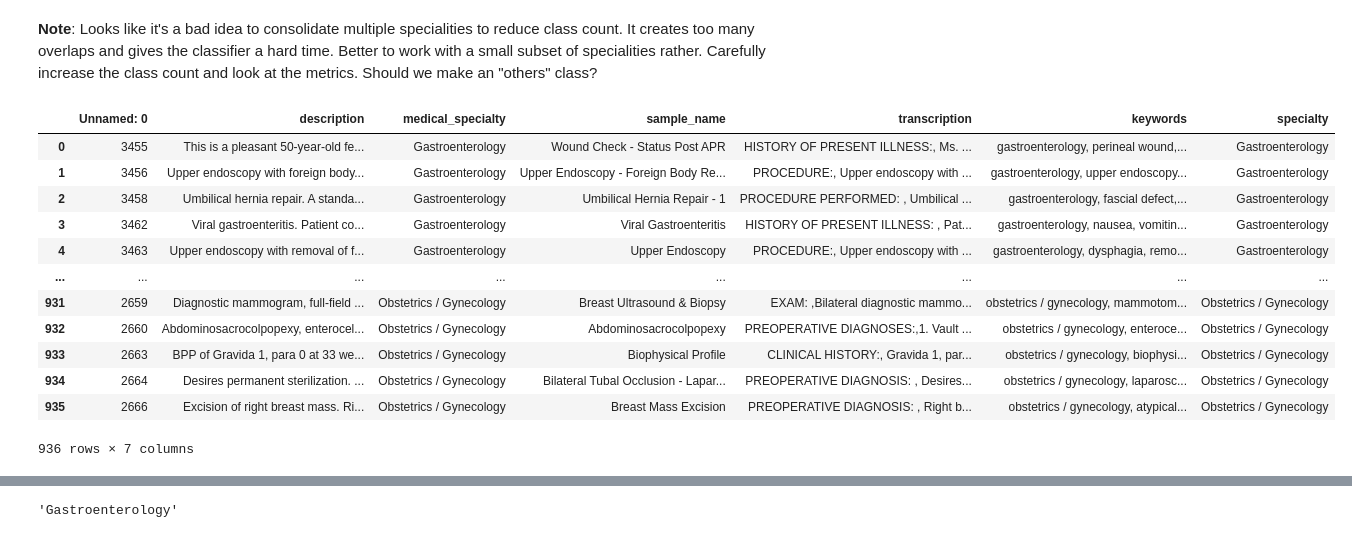
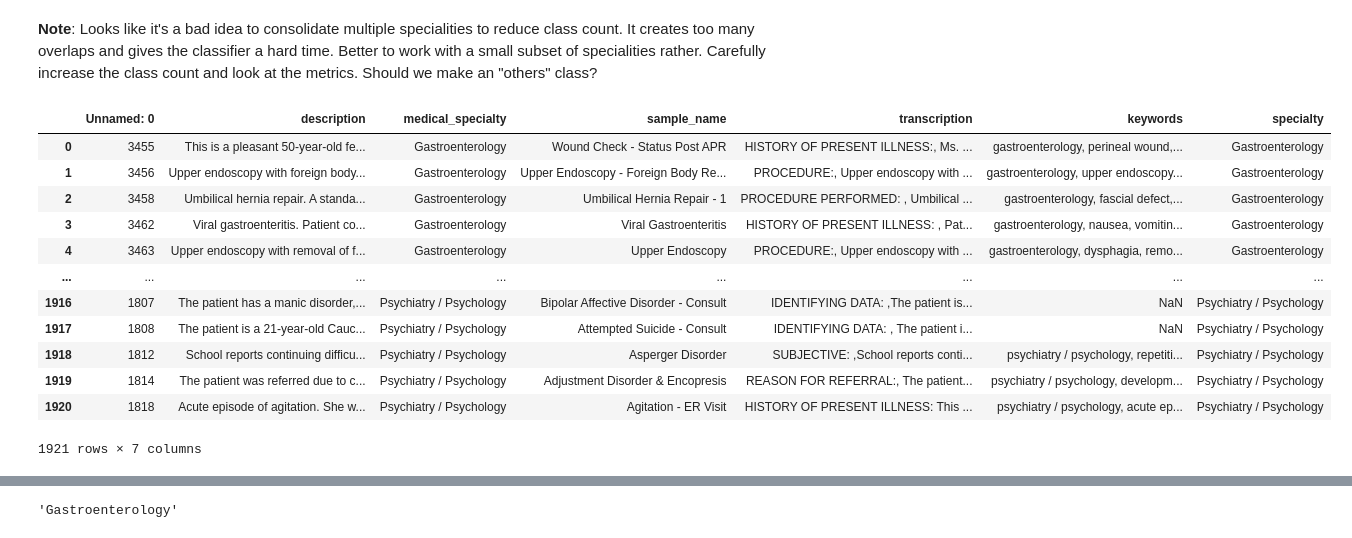
Before and after one commit to aronwilbert/COMP8420-Group-L-Healthcare, a Jupyter notebook: medical-specialties/specialties.ipynb, the cells around one changed output, grey strips where cells are left out. Saved outputs shown, nothing was run; the diff lists cells and outputs as text; code cells hidden in the pictures.

```diff
--- a/medical-specialties/specialties.ipynb
+++ b/medical-specialties/specialties.ipynb
@@ -152,40 +172,104 @@ regrouped_df = pd.concat([
             medical_transcriptions,
             ['Cardiovascular / Pulmonary'],
             'Cardiovascular / Pulmonary'
         ),
         count = 240
     ),
 
     # K1
     consolidate_speciality(
         medical_transcriptions,
         ['Ophthalmology'],
         'Ophthalmology'
     ),
 
     # K1
     consolidate_speciality(
         medical_transcriptions,
         ['Obstetrics / Gynecology'],
         'Obstetrics / Gynecology'
-    )
+    ),
+
+    consolidate_speciality(
+        medical_transcriptions,
+        ['Orthopedic'],
+        'Orthopedic'
+    ),
+    # consolidate_speciality(
+    #     medical_transcriptions,
+    #     ['Radiology'],
+    #     'Radiology'
+    # ),
+    consolidate_speciality(
+        medical_transcriptions,
+        ['General Medicine'],
+        'General Medicine'
+    ),
+    consolidate_speciality(
+        medical_transcriptions,
+        ['Urology'],
+        'Urology'
+    ),
+    consolidate_speciality(
+        medical_transcriptions,
+        ['ENT - Otolaryngology'],
+        'ENT - Otolaryngology'
+    ),
+    consolidate_speciality(
+        medical_transcriptions,
+        ['Pain Management'],
+        'Pain Management'
+    ),
+    consolidate_speciality(
+        medical_transcriptions,
+        ['Psychiatry / Psychology'],
+        'Psychiatry / Psychology'
+    ),
+    # consolidate_speciality(
+    # medical_transcriptions,
+    # ['Nephrology'],
+    # 'Nephrology'
+    # )
+    # consolidate_speciality(
+    #     medical_transcriptions,
+    #     ['Hematology - Oncology'],
+    #     'Hematology - Oncology'
+    # ),
+    # consolidate_speciality(
+    #     medical_transcriptions,
+    #     ['Pediatrics - Neonatal'],
+    #     'Pediatrics - Neonatal'
+    # ),
+    # consolidate_speciality(
+    #     medical_transcriptions,
+    #     ['Radiology'],
+    #     'Radiology'
+    # )
+
+    # consolidate_speciality(
+    #     medical_transcriptions,
+    #     ['Neurosurgery'],
+    #     'Neurosurgery'
+    # )
+
+
 ], ignore_index = True, sort = False)
 
 regrouped_df
 # %% [output]
 |  | Unnamed: 0 | description | medical_specialty | sample_name | transcription | keywords | specialty |
 | 0 | 3455 | This is a pleasant 50-year-old fe... | Gastroenterology | Wound Check - Status Post APR | HISTORY OF PRESENT ILLNESS:, Ms. ... | gastroenterology, perineal wound,... | Gastroenterology |
 | 1 | 3456 | Upper endoscopy with foreign body... | Gastroenterology | Upper Endoscopy - Foreign Body Re... | PROCEDURE:, Upper endoscopy with ... | gastroenterology, upper endoscopy... | Gastroenterology |
 | 2 | 3458 | Umbilical hernia repair. A standa... | Gastroenterology | Umbilical Hernia Repair - 1 | PROCEDURE PERFORMED: , Umbilical ... | gastroenterology, fascial defect,... | Gastroenterology |
 | 3 | 3462 | Viral gastroenteritis. Patient co... | Gastroenterology | Viral Gastroenteritis | HISTORY OF PRESENT ILLNESS: , Pat... | gastroenterology, nausea, vomitin... | Gastroenterology |
 | 4 | 3463 | Upper endoscopy with removal of f... | Gastroenterology | Upper Endoscopy | PROCEDURE:, Upper endoscopy with ... | gastroenterology, dysphagia, remo... | Gastroenterology |
 | ... | ... | ... | ... | ... | ... | ... | ... |
-| 931 | 2659 | Diagnostic mammogram, full-field ... | Obstetrics / Gynecology | Breast Ultrasound & Biopsy | EXAM: ,Bilateral diagnostic mammo... | obstetrics / gynecology, mammotom... | Obstetrics / Gynecology |
-| 932 | 2660 | Abdominosacrocolpopexy, enterocel... | Obstetrics / Gynecology | Abdominosacrocolpopexy | PREOPERATIVE DIAGNOSES:,1. Vault ... | obstetrics / gynecology, enteroce... | Obstetrics / Gynecology |
-| 933 | 2663 | BPP of Gravida 1, para 0 at 33 we... | Obstetrics / Gynecology | Biophysical Profile | CLINICAL HISTORY:, Gravida 1, par... | obstetrics / gynecology, biophysi... | Obstetrics / Gynecology |
-| 934 | 2664 | Desires permanent sterilization. ... | Obstetrics / Gynecology | Bilateral Tubal Occlusion - Lapar... | PREOPERATIVE DIAGNOSIS: , Desires... | obstetrics / gynecology, laparosc... | Obstetrics / Gynecology |
-| 935 | 2666 | Excision of right breast mass. Ri... | Obstetrics / Gynecology | Breast Mass Excision | PREOPERATIVE DIAGNOSIS: , Right b... | obstetrics / gynecology, atypical... | Obstetrics / Gynecology |
+| 1916 | 1807 | The patient has a manic disorder,... | Psychiatry / Psychology | Bipolar Affective Disorder - Consult | IDENTIFYING DATA: ,The patient is... | NaN | Psychiatry / Psychology |
+| 1917 | 1808 | The patient is a 21-year-old Cauc... | Psychiatry / Psychology | Attempted Suicide - Consult | IDENTIFYING DATA: , The patient i... | NaN | Psychiatry / Psychology |
+| 1918 | 1812 | School reports continuing difficu... | Psychiatry / Psychology | Asperger Disorder | SUBJECTIVE: ,School reports conti... | psychiatry / psychology, repetiti... | Psychiatry / Psychology |
+| 1919 | 1814 | The patient was referred due to c... | Psychiatry / Psychology | Adjustment Disorder & Encopresis | REASON FOR REFERRAL:, The patient... | psychiatry / psychology, developm... | Psychiatry / Psychology |
+| 1920 | 1818 | Acute episode of agitation. She w... | Psychiatry / Psychology | Agitation - ER Visit | HISTORY OF PRESENT ILLNESS: This ... | psychiatry / psychology, acute ep... | Psychiatry / Psychology |
-936 rows × 7 columns
+1921 rows × 7 columns
 # %%
 speciality_dist = regrouped_df['specialty'].value_counts().to_dict()
 
```
Also changed, not shown: parts of 8 cells of this notebook, 1 other file.
